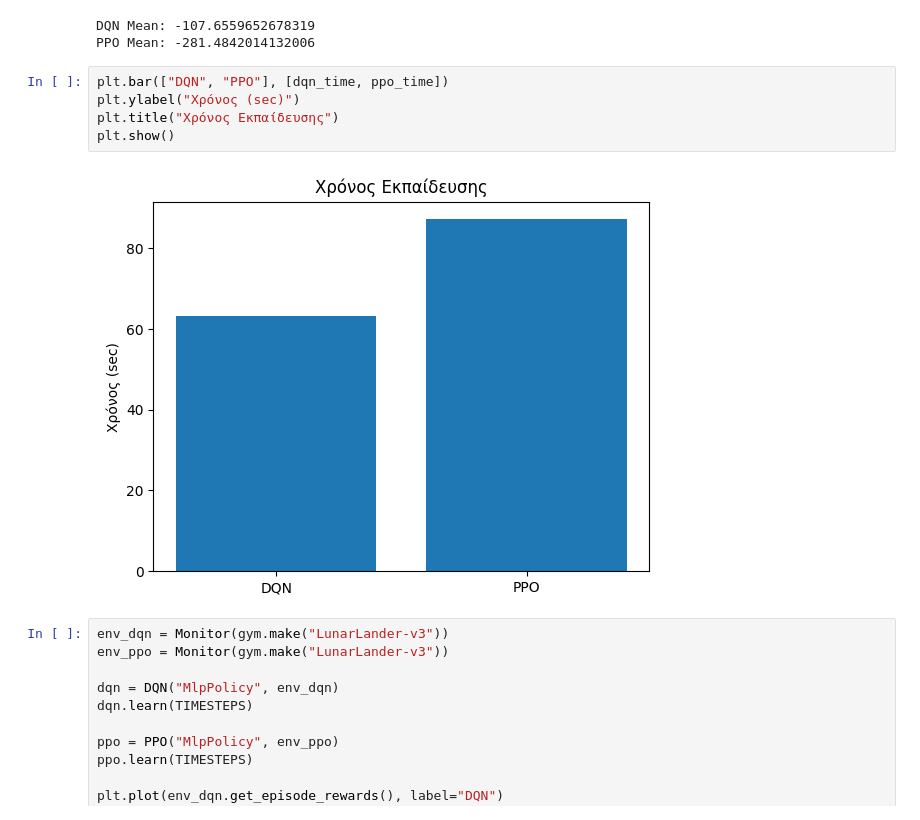
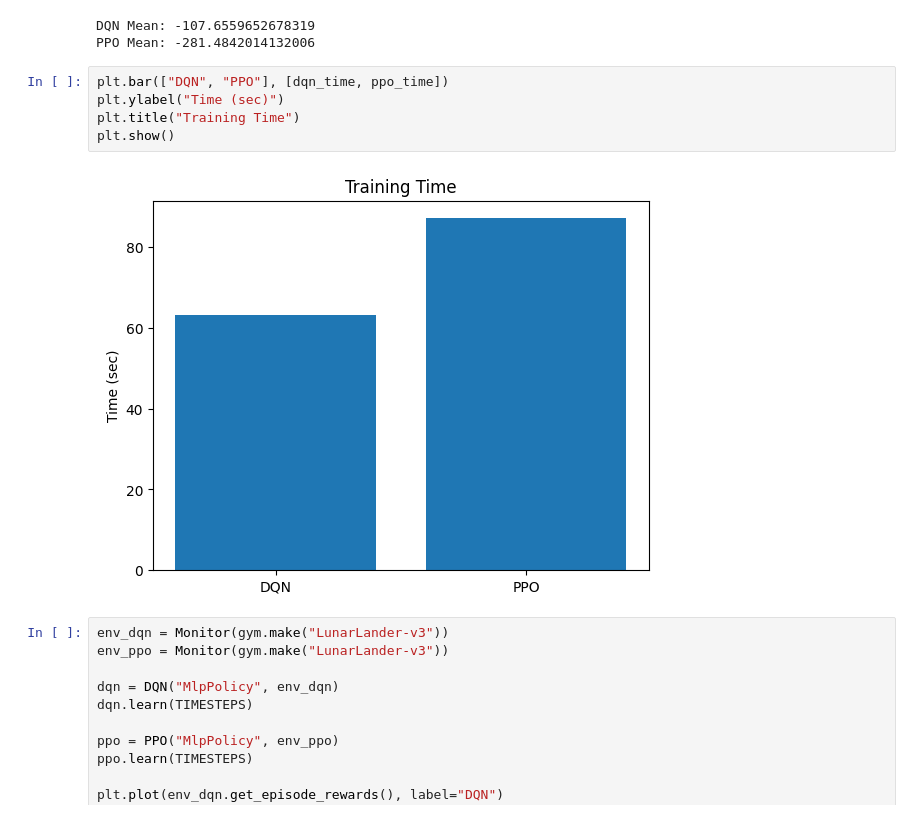
Before and after one commit to skolix15/Machine_Learning_2025, a Jupyter notebook: Exercise_nine_(9).ipynb, the cells around one changed output. Drawn from its saved outputs; the diff is of its cells as text.

```diff
--- a/Exercise_nine_(9).ipynb
+++ b/Exercise_nine_(9).ipynb
@@ -356,11 +356,11 @@ DQN Mean: -107.6559652678319
 PPO Mean: -281.4842014132006
 # %%
 plt.bar(["DQN", "PPO"], [dqn_time, ppo_time])
-plt.ylabel("Χρόνος (sec)")
-plt.title("Χρόνος Εκπαίδευσης")
+plt.ylabel("Time (sec)")
+plt.title("Training Time")
 plt.show()
 # %% [output]
-[figure, old version]
+[figure, new version]
 # %%
 env_dqn = Monitor(gym.make("LunarLander-v3"))
 env_ppo = Monitor(gym.make("LunarLander-v3"))
```
